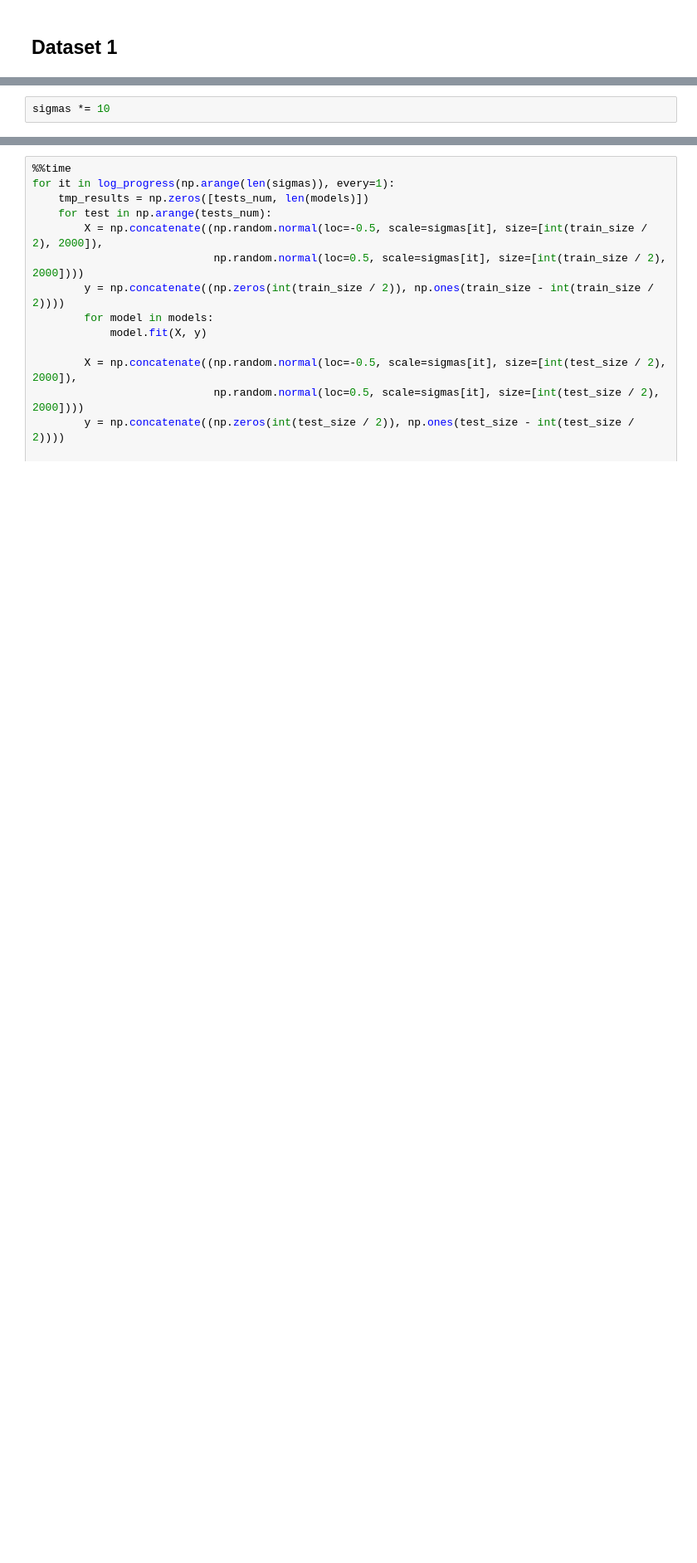
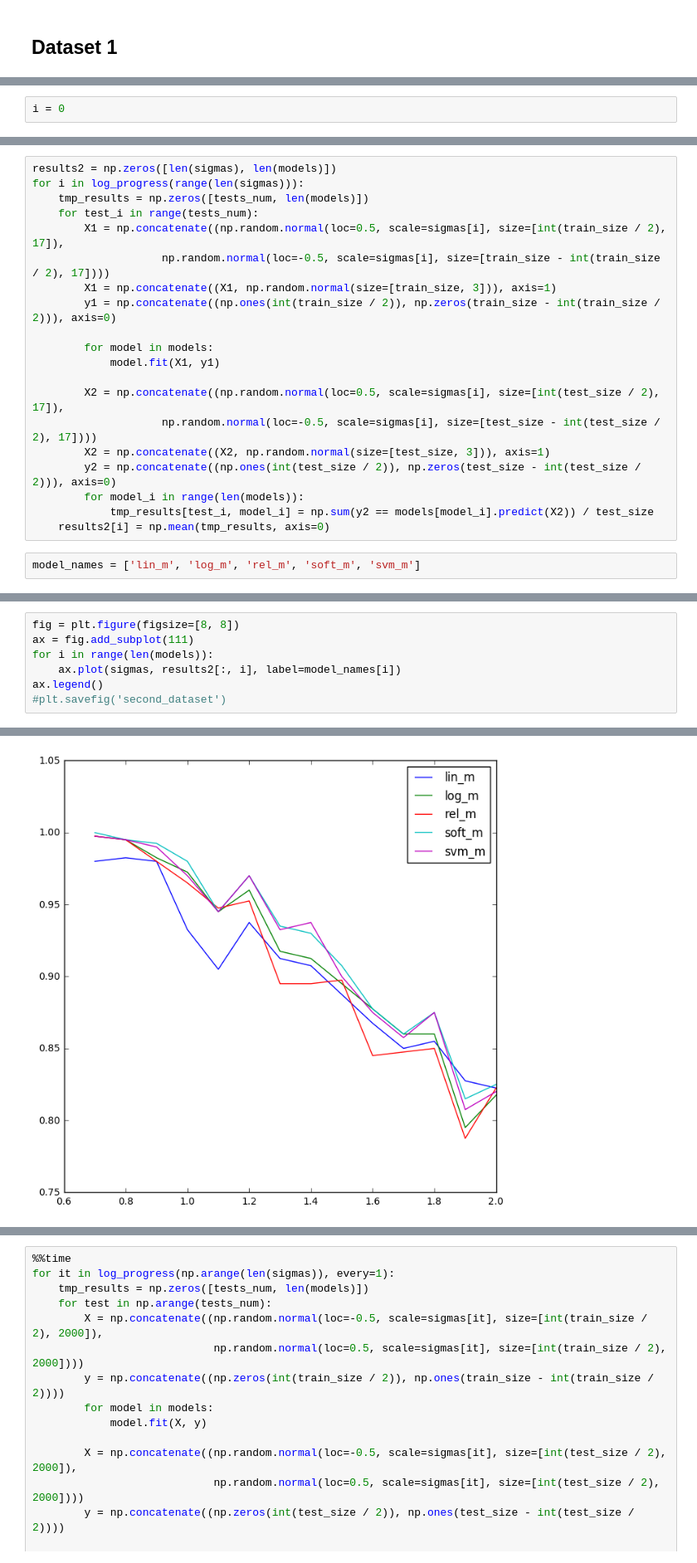
Before and after one commit to mzmey37/lm, a Jupyter notebook: notebooks/comparing.ipynb, the cells around one changed output, grey strips where cells are left out. Shown at 83% size. Saved outputs shown, nothing was run; the diff lists cells and outputs as text; blank space fills up the shorter version.

```diff
--- a/notebooks/comparing.ipynb
+++ b/notebooks/comparing.ipynb
@@ -65,2 +47,2 @@ sum(lm.predict(X)==y) / 400
-# %%
-sigmas *= 10
+# %%
+i = 0
@@ -66,0 +61,22 @@ sigmas *= 10
+# %%
+results2 = np.zeros([len(sigmas), len(models)])
+for i in log_progress(range(len(sigmas))):
+    tmp_results = np.zeros([tests_num, len(models)])
+    for test_i in range(tests_num):
+        X1 = np.concatenate((np.random.normal(loc=0.5, scale=sigmas[i], size=[int(train_size / 2), 17]),
+                    np.random.normal(loc=-0.5, scale=sigmas[i], size=[train_size - int(train_size / 2), 17])))
+        X1 = np.concatenate((X1, np.random.normal(size=[train_size, 3])), axis=1)
+        y1 = np.concatenate((np.ones(int(train_size / 2)), np.zeros(train_size - int(train_size / 2))), axis=0)
+
+        for model in models:
+            model.fit(X1, y1)
+
+        X2 = np.concatenate((np.random.normal(loc=0.5, scale=sigmas[i], size=[int(test_size / 2), 17]),
+                    np.random.normal(loc=-0.5, scale=sigmas[i], size=[test_size - int(test_size / 2), 17])))
+        X2 = np.concatenate((X2, np.random.normal(size=[test_size, 3])), axis=1)
+        y2 = np.concatenate((np.ones(int(test_size / 2)), np.zeros(test_size - int(test_size / 2))), axis=0)
+        for model_i in range(len(models)):
+            tmp_results[test_i, model_i] = np.sum(y2 == models[model_i].predict(X2)) / test_size
+    results2[i] = np.mean(tmp_results, axis=0)
+# %%
+model_names = ['lin_m', 'log_m', 'rel_m', 'soft_m', 'svm_m']
@@ -66,0 +90,8 @@ sigmas *= 10
+# %%
+fig = plt.figure(figsize=[8, 8])
+ax = fig.add_subplot(111)
+for i in range(len(models)):
+    ax.plot(sigmas, results2[:, i], label=model_names[i])
+ax.legend()
+#plt.savefig('second_dataset')
+# %% [output]
@@ -66,0 +99 @@ sigmas *= 10
+[figure, added]
```
Also changed, not shown: parts of 36 cells of this notebook, 5 other files.
